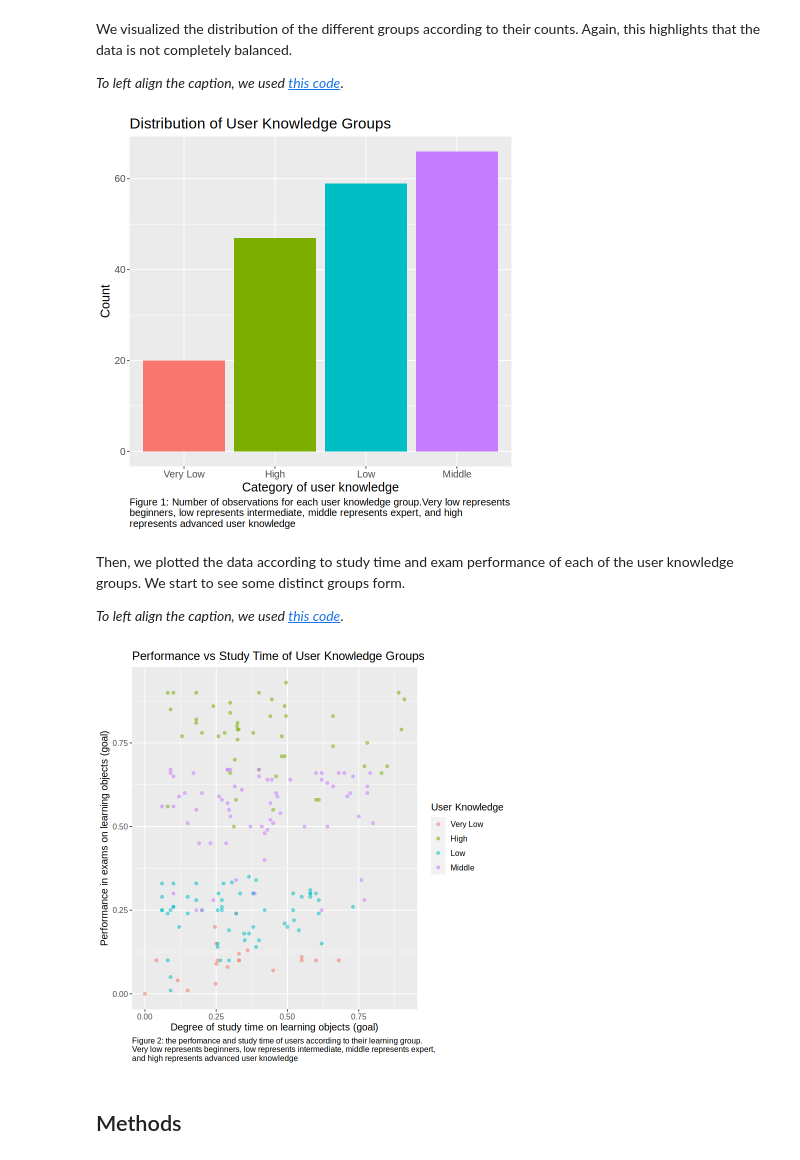
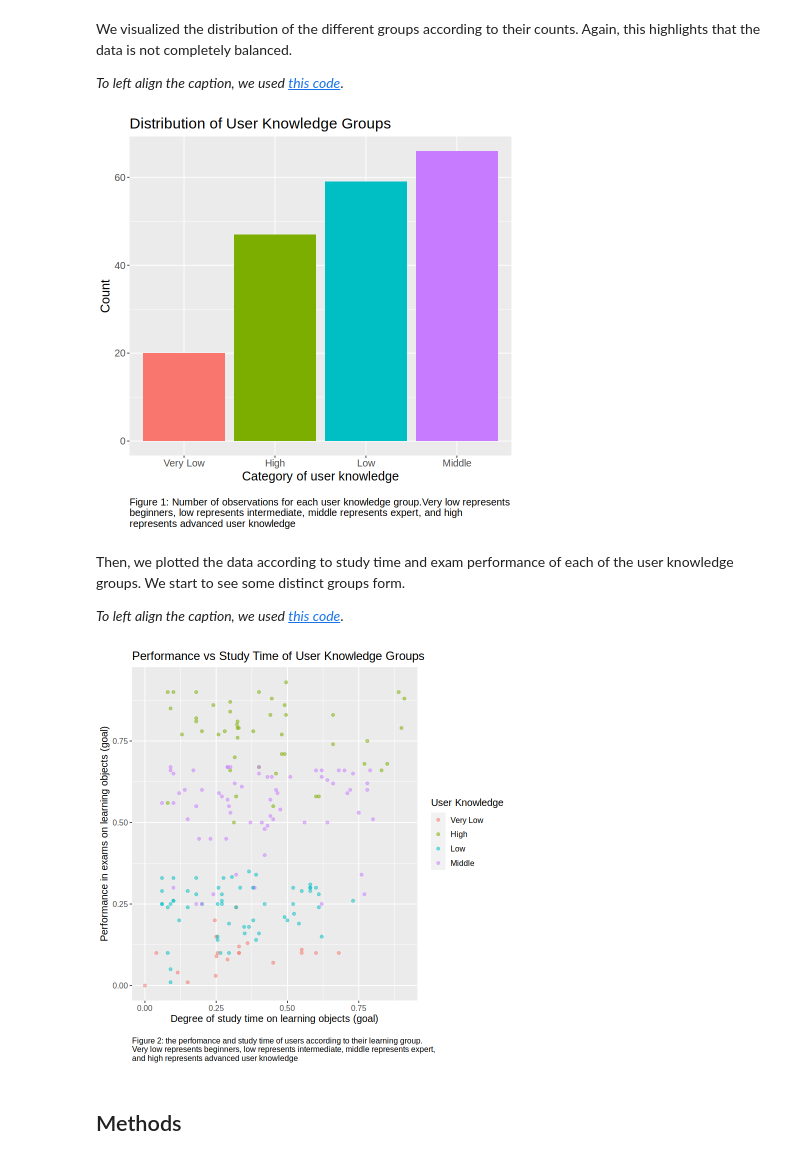
Before and after one commit to afellhauer/DSCI_Group_Project, a Jupyter notebook: learning_dc_machines.ipynb, the cells around one changed output. Drawn from its saved outputs; the diff is of its cells as text; code cells hidden in the pictures.

Commit message:
finalized changes according to criteria

```diff
--- a/learning_dc_machines.ipynb
+++ b/learning_dc_machines.ipynb
@@ -164,23 +196,24 @@ We visualized the distribution of the different groups according to their counts
 # %%
 dc_machines_plot_distribution <- dc_machines_training |>
     ggplot(aes(x = fct_recode(user_knowledge, "Very Low" = "very_low"), fill = user_knowledge)) + #change the label of very_low to Very Low
     geom_bar() + #use the default stat = "count"
     xlab("Category of user knowledge") +
     ylab("Count")
 
 #make the plot look nicer
 dc_machines_plot_distribution <- dc_machines_plot_distribution +
     theme(text = element_text(size = 15), legend.position = "none", #remove the legend
          plot.caption = element_text(hjust = 0)) + #set the text to left align
     ggtitle("Distribution of User Knowledge Groups") +
-    labs(caption = "Figure 1: Number of observations for each user knowledge group.Very low represents
+    labs(caption = "
+Figure 1: Number of observations for each user knowledge group.Very low represents
 beginners, low represents intermediate, middle represents expert, and high
 represents advanced user knowledge") +
     scale_color_brewer(palette = "Set2") #set the color palette
 
 dc_machines_plot_distribution
 # %% [output]
-[figure, old version]
+[figure, new version]
 # %% [markdown]
 Then, we plotted the data according to study time and exam performance of each of the user knowledge groups. We start to see some distinct groups form.
 
@@ -193,14 +226,15 @@ dc_machines_plot_study_vs_goal <- dc_machines_training |>
     xlab("Degree of study time on learning objects (goal)") +
     ylab("Performance in exams on learning objects (goal)") +
     labs(color = "User Knowledge",
-        caption = "Figure 2: the perfomance and study time of users according to their learning group.
+        caption = "
+Figure 2: the perfomance and study time of users according to their learning group.
 Very low represents beginners, low represents intermediate, middle represents expert,
 and high represents advanced user knowledge") +
     theme(text = element_text(size = 12), plot.caption = element_text(hjust = 0)) +
     ggtitle("Performance vs Study Time of User Knowledge Groups")
 dc_machines_plot_study_vs_goal
 # %% [output]
-[figure, old version]
+[figure, new version]
 # %% [markdown]
 ## Methods
 # %% [markdown]
```
Also changed, not shown: parts of 26 cells of this notebook, 2 other files.
